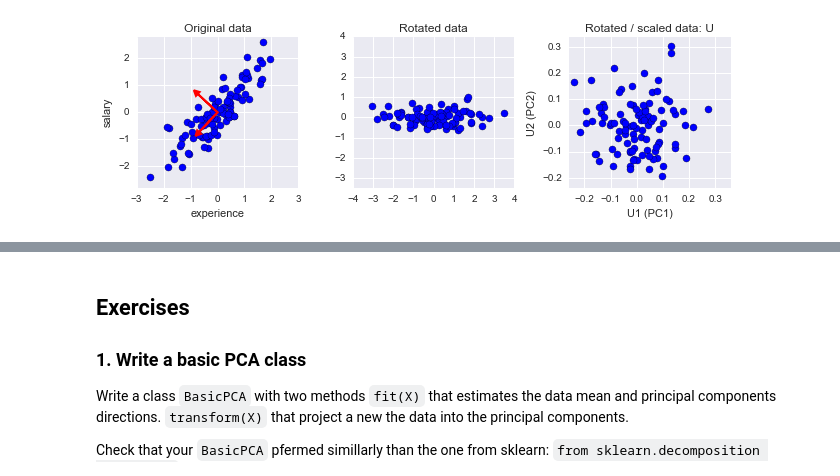
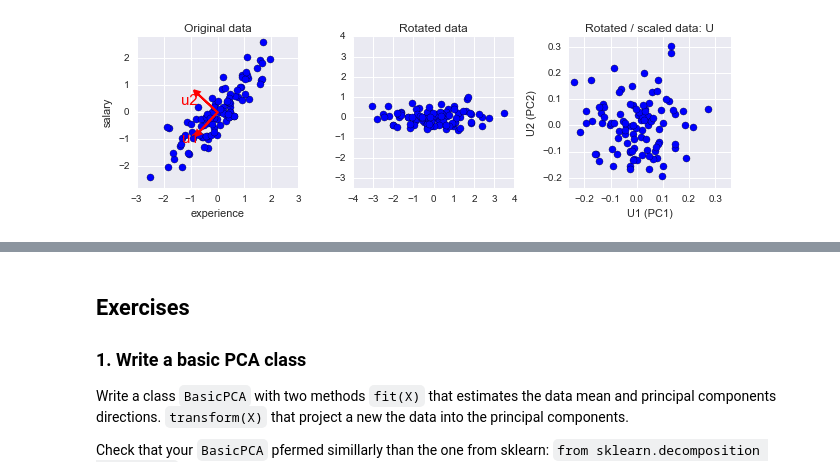
Before and after one commit to neurospin/pystatsml, a Jupyter notebook: notebooks/ml_dimensionality_reduction.ipynb, the cells around one changed output, grey strips where cells are left out. Cells and saved outputs as stored; diff of their text form; code cells hidden in the pictures.

```diff
--- a/notebooks/ml_dimensionality_reduction.ipynb
+++ b/notebooks/ml_dimensionality_reduction.ipynb
@@ -71,34 +113,36 @@ Xproj = np.dot(X, Vh.T)
 
 plt.figure(figsize=(9, 3))
 
 plt.subplot(131)
 plt.scatter(X[:, 0], X[:, 1], s=50)
 for i in range(Vh.shape[0]):
     plt.arrow(x=0, y=0, dx=Vh[i, 0], dy=Vh[i, 1], head_width=0.2,
               head_length=0.2, linewidth=2, fc='r', ec='r')
+    plt.text(Vh[i, 0], Vh[i, 1],'u%i' % (i+1), color="r", fontsize=15,
+             horizontalalignment='right', verticalalignment='top')
 plt.axis('equal')
 plt.ylim(-4, 4)
 
 plt.title("Original data")
 plt.xlabel("experience")
 plt.ylabel("salary")
 
 plt.subplot(132)
 plt.scatter(Xproj[:, 0], Xproj[:, 1], s=50)
 plt.axis('equal')
 plt.title("Rotated data")
 
 plt.subplot(133)
 assert np.allclose(Xproj / s,  U)
 plt.scatter(U[:, 0], U[:, 1], s=50)
 plt.axis('equal')
 plt.title("Rotated / scaled data: U")
 plt.xlabel("U1 (PC1)")
 plt.ylabel("U2 (PC2)")
 
 plt.tight_layout()
 # %% [output]
-[figure, old version]
+[figure, new version]
 # %% [markdown]
 ## Principal components analysis (PCA)
 
```
Also changed, not shown: parts of 4 cells of this notebook, 14 other files.
